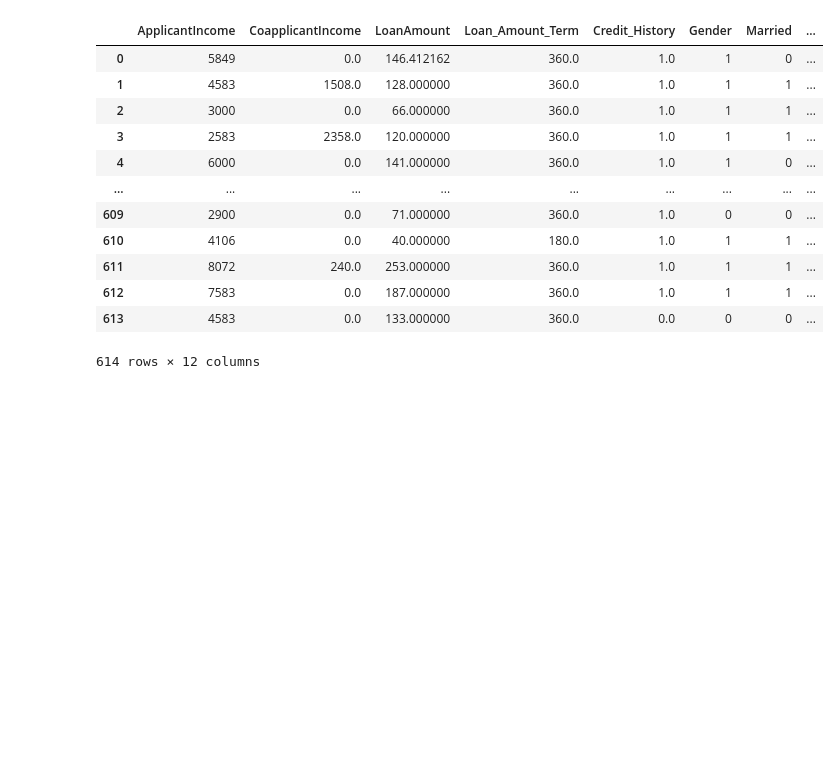
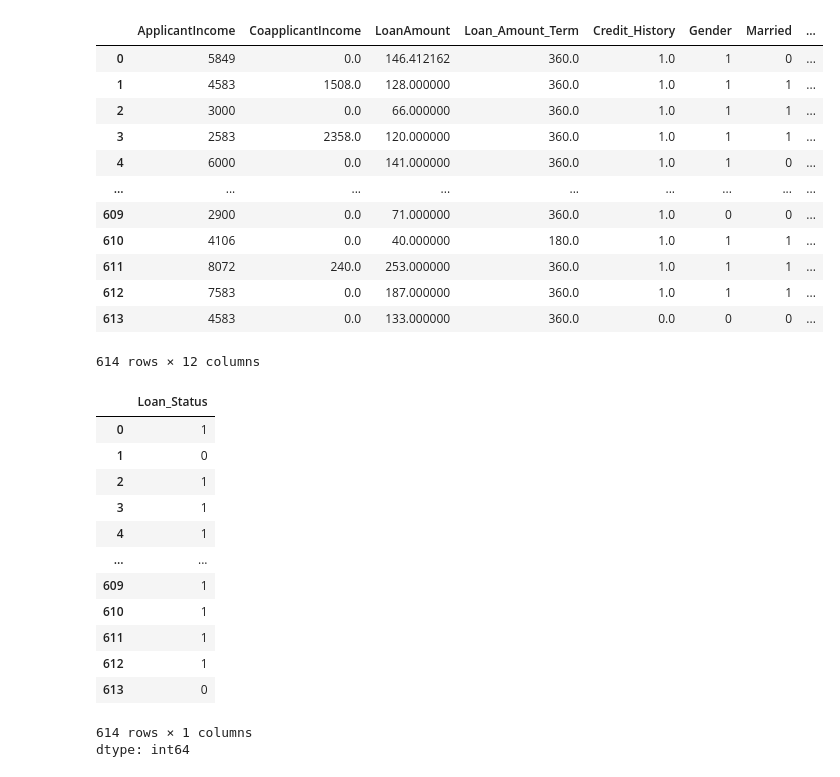
Before and after one commit to sewadaj18/Credit-scoring-cleaning, a Jupyter notebook: Nettoyage crédit.ipynb, the cells around one changed output. Cells and saved outputs as stored; diff of their text form; code cells hidden in the pictures; blank space fills up the shorter version.

```diff
--- a/Nettoyage crédit.ipynb
+++ b/Nettoyage crédit.ipynb
@@ -128,9 +128,3 @@ for col in num_data:
 [figure]
 [figure]
 [figure]
-# %%
-for col in num_data.columns:
-    plt.figure(figsize=(6, 4))
-    sns.boxplot(x=num_data[col])
-    plt.title(f'Boxplot de {col}')
-    plt.show()
@@ -266,3 +254,22 @@ df
 | 612 | 7583 | 0.0 | 187.000000 | 360.0 | 1.0 | 1 | 1 | ... |
 | 613 | 4583 | 0.0 | 133.000000 | 360.0 | 0.0 | 0 | 0 | ... |
 614 rows × 12 columns
+# %%
+x=df.drop(['Loan_Status'], axis=1)
+y=df['Loan_Status']
+y
+# %% [output]
+|  | Loan_Status |
+| 0 | 1 |
+| 1 | 0 |
+| 2 | 1 |
+| 3 | 1 |
+| 4 | 1 |
+| ... | ... |
+| 609 | 1 |
+| 610 | 1 |
+| 611 | 1 |
+| 612 | 1 |
+| 613 | 0 |
+614 rows × 1 columns
+dtype: int64
```
Also changed, not shown: parts of 1 cell of this notebook.
